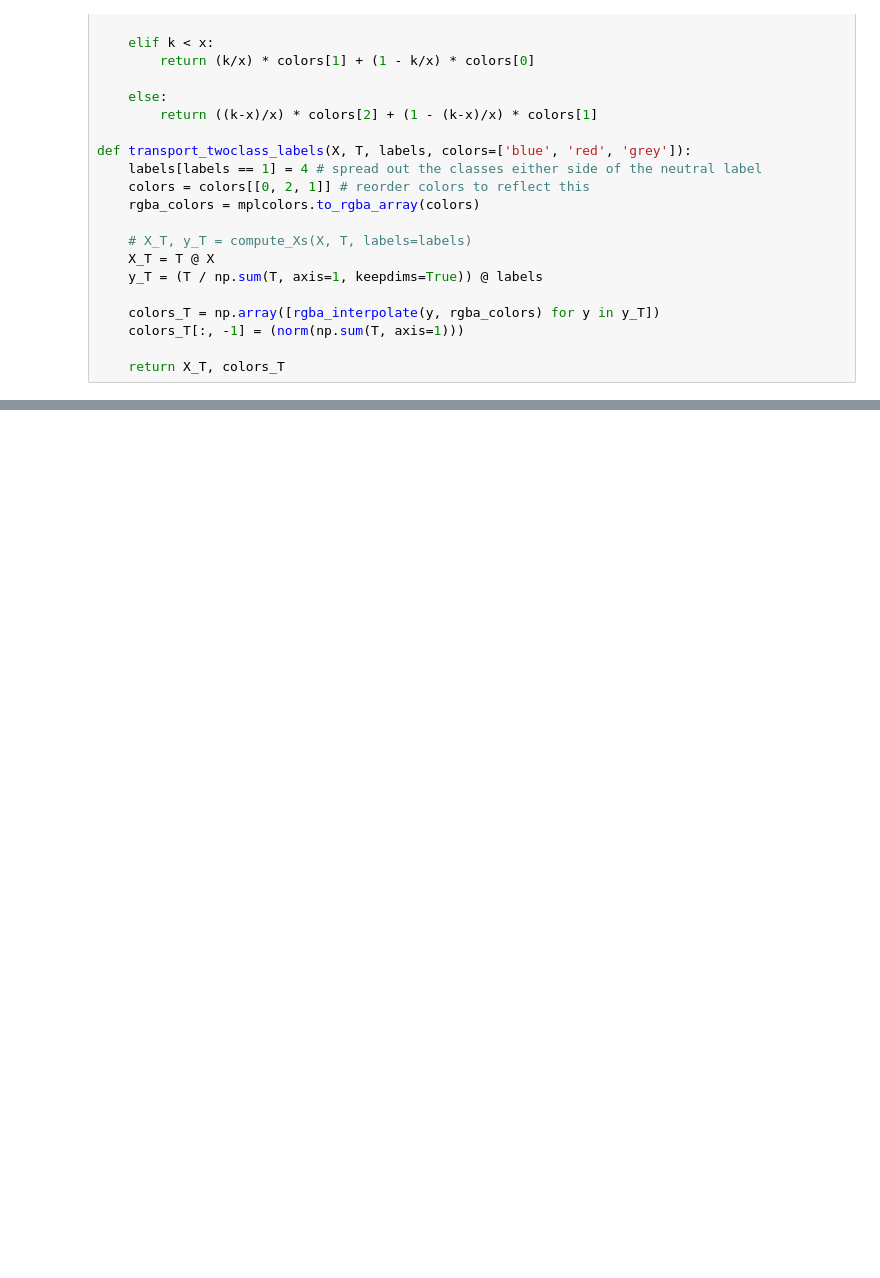
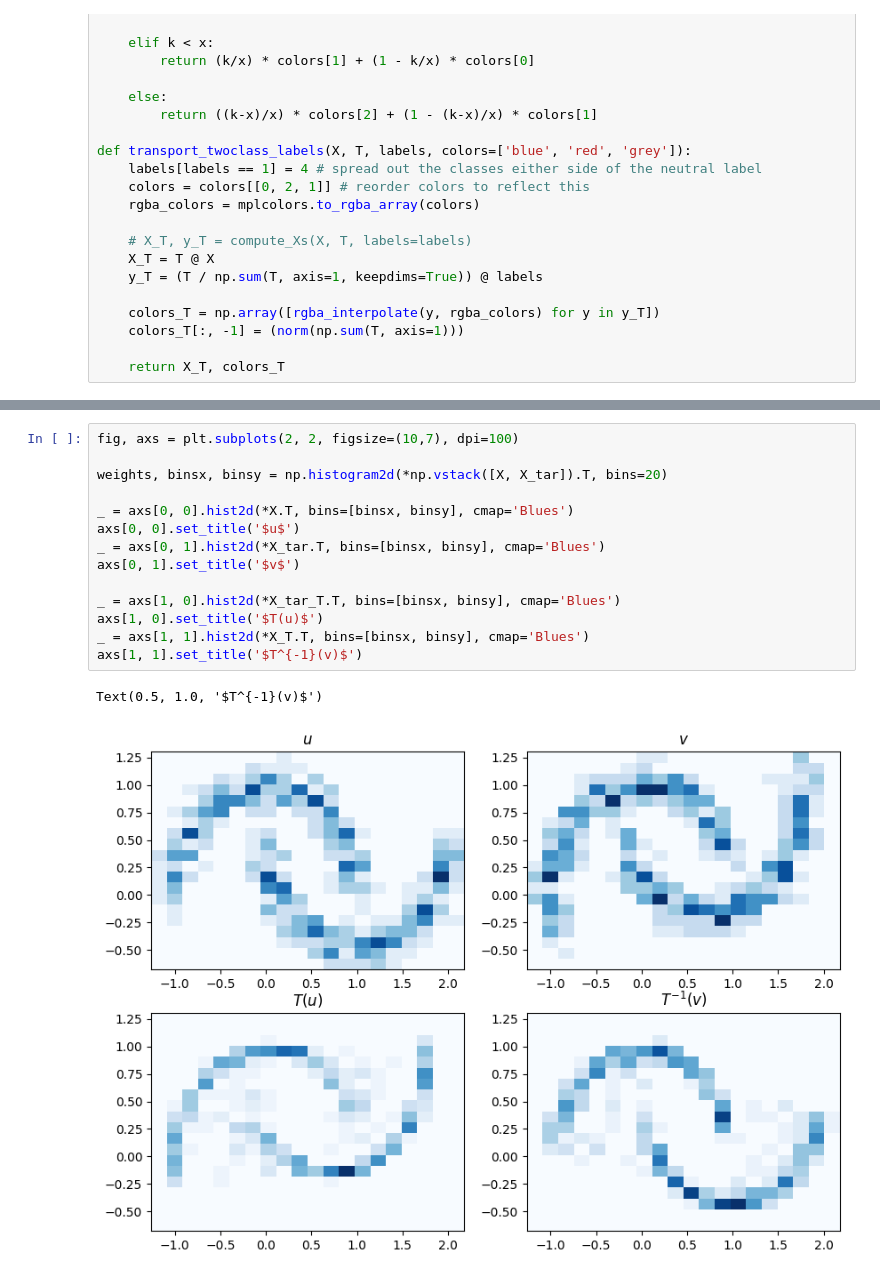
Before and after one commit to Langbridge/constrained-ot, a Jupyter notebook: first-paper/twomoons.ipynb, the cells around one changed output, grey strips where cells are left out. Saved outputs shown, nothing was run; the diff lists cells and outputs as text; blank space fills up the shorter version.

```diff
--- a/first-paper/twomoons.ipynb
+++ b/first-paper/twomoons.ipynb
@@ -278,0 +325,17 @@ for ax in axs.flatten():
+# %%
+fig, axs = plt.subplots(2, 2, figsize=(10,7), dpi=100)
+
+weights, binsx, binsy = np.histogram2d(*np.vstack([X, X_tar]).T, bins=20)
+
+_ = axs[0, 0].hist2d(*X.T, bins=[binsx, binsy], cmap='Blues')
+axs[0, 0].set_title('$u$')
+_ = axs[0, 1].hist2d(*X_tar.T, bins=[binsx, binsy], cmap='Blues')
+axs[0, 1].set_title('$v$')
+
+_ = axs[1, 0].hist2d(*X_tar_T.T, bins=[binsx, binsy], cmap='Blues')
+axs[1, 0].set_title('$T(u)$')
+_ = axs[1, 1].hist2d(*X_T.T, bins=[binsx, binsy], cmap='Blues')
+axs[1, 1].set_title('$T^{-1}(v)$')
+# %% [output]
+Text(0.5, 1.0, '$T^{-1}(v)$')
+[figure, added]
```
Also changed, not shown: parts of 8 cells of this notebook, 3 other files.
